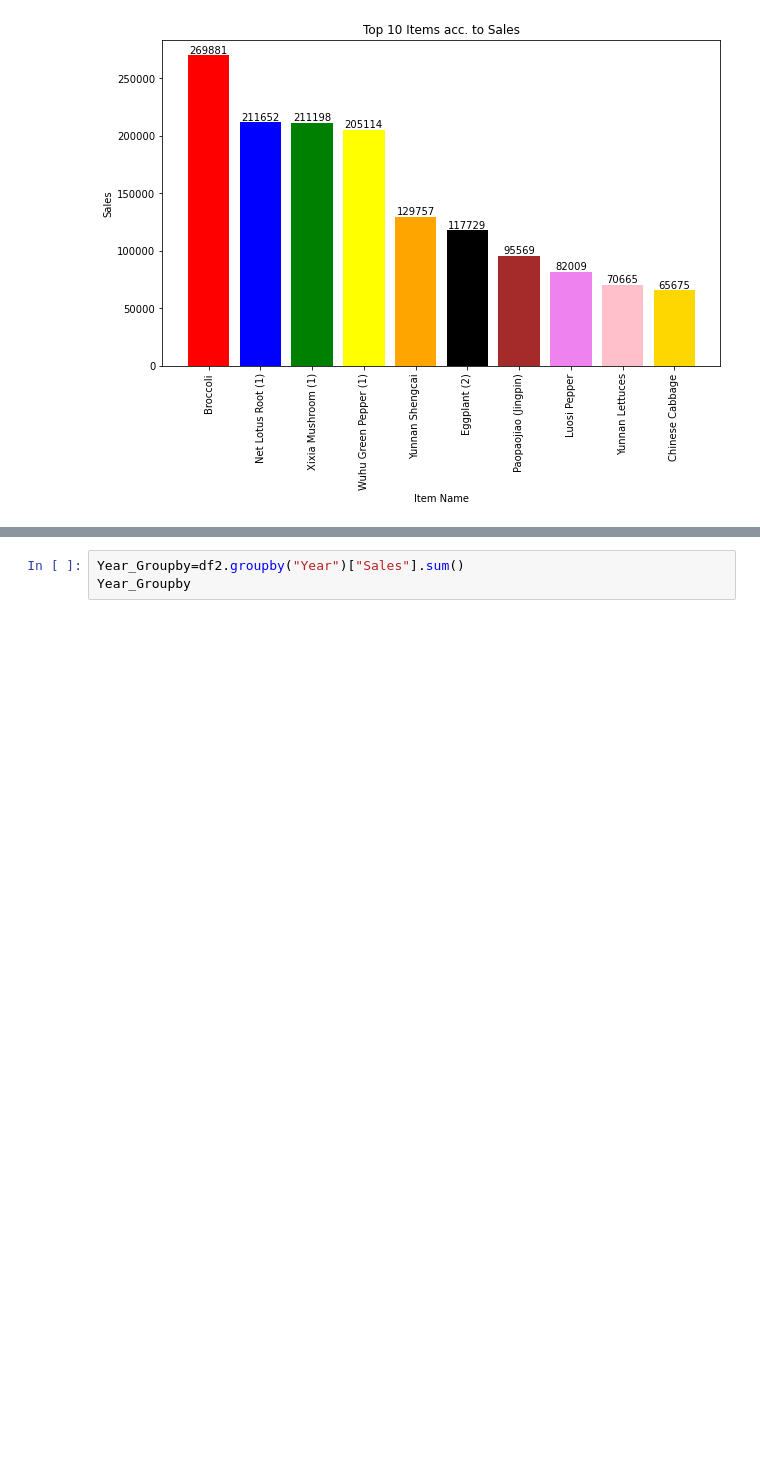
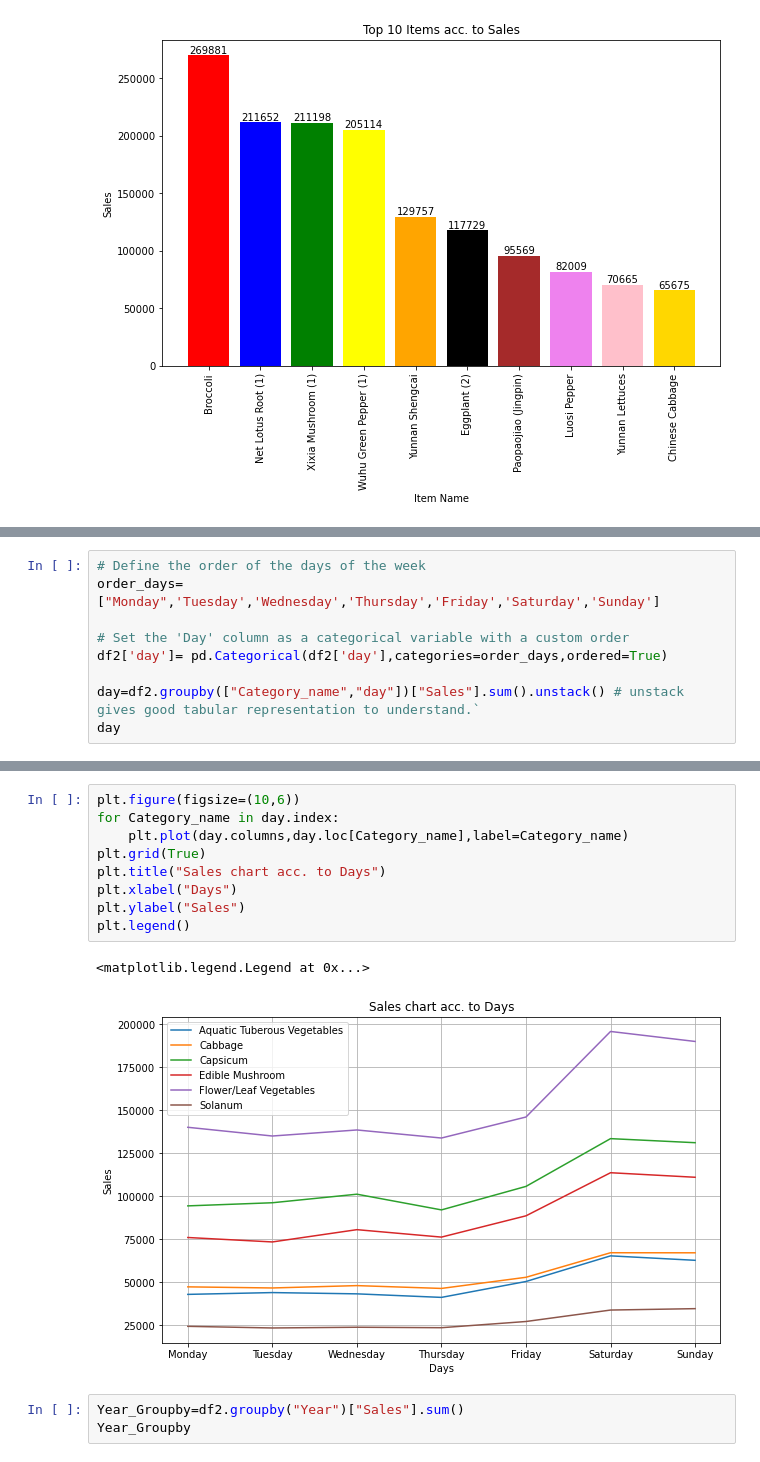
Before and after one commit to Malikk1997/Supermarket-Sales-Analysis, a Jupyter notebook: Supermarket Sales Analysis.ipynb, the cells around one changed output, grey strips where cells are left out. Cells and saved outputs as stored; diff of their text form; blank space fills up the shorter version.

```diff
--- a/Supermarket Sales Analysis.ipynb
+++ b/Supermarket Sales Analysis.ipynb
@@ -218,0 +235,9 @@ df2.head()
+# %%
+# Define the order of the days of the week
+order_days=["Monday",'Tuesday','Wednesday','Thursday','Friday','Saturday','Sunday']
+
+# Set the 'Day' column as a categorical variable with a custom order
+df2['day']= pd.Categorical(df2['day'],categories=order_days,ordered=True)
+
+day=df2.groupby(["Category_name","day"])["Sales"].sum().unstack() # unstack gives good tabular representation to understand.`
+day
@@ -219,3 +253,15 @@ df2.head()
+# %%
+plt.figure(figsize=(10,6))
+for Category_name in day.index:
+    plt.plot(day.columns,day.loc[Category_name],label=Category_name)
+plt.grid(True)
+plt.title("Sales chart acc. to Days")
+plt.xlabel("Days")
+plt.ylabel("Sales")
+plt.legend()
+# %% [output]
+<matplotlib.legend.Legend at 0x...>
+[figure, added]
 # %%
 Year_Groupby=df2.groupby("Year")["Sales"].sum()
 Year_Groupby
```
Also changed, not shown: parts of 24 cells of this notebook.
